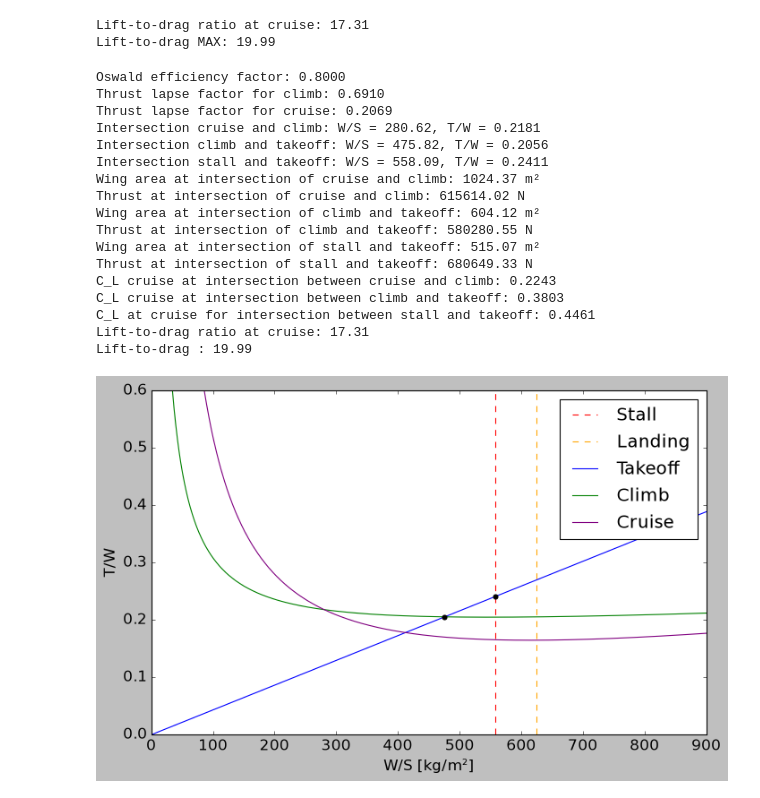
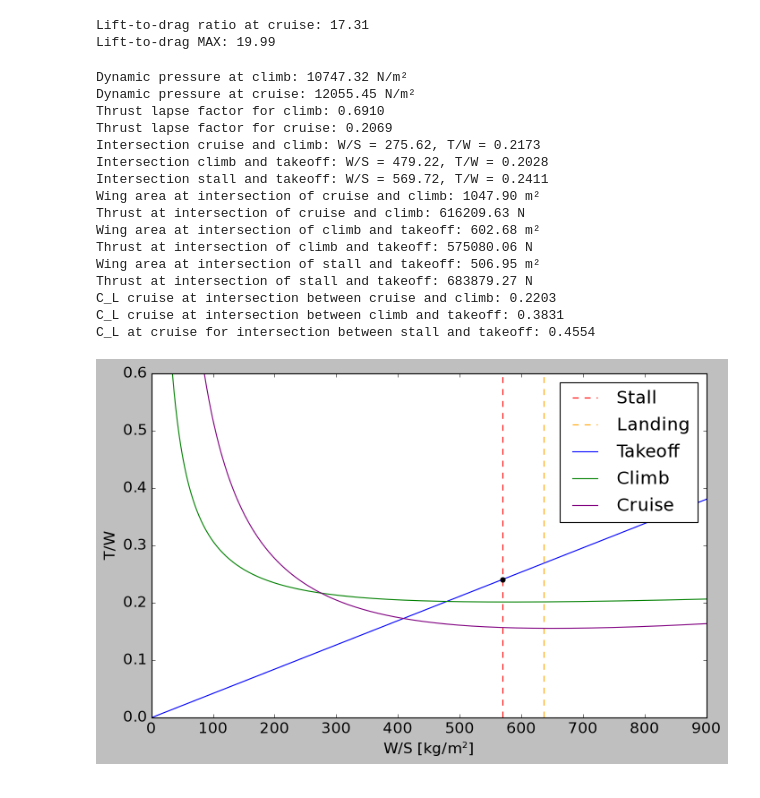
Before and after one commit to astromzZ/MMS236-Aircraft-design-project, a Jupyter notebook: constraintanalysis.ipynb, the cells around one changed output. Cells and saved outputs as stored; diff of their text form; code cells hidden in the pictures.

```diff
--- a/constraintanalysis.ipynb
+++ b/constraintanalysis.ipynb
@@ -295,9 +295,6 @@ Lift-to-drag ratio at cruise: 17.31
 Lift-to-drag MAX: 19.99
 # %%
 # SECOND ITERATION CONSTRAINT ANALYSIS
-
-# Information might neeeded
-quarterchordsweepangle  = 21.784  #THIS IS WRONG
 
 
 # Changed values
@@ -305,12 +302,12 @@ quarterchordsweepangle  = 21.784  #THIS IS WRONG
 C_D0 = 0.00997 #Estimated from VSP
 TOP_Raymer = 239 #Using 2 engines this time
 W0 = 288818.02 # OLD WEIGHT 287453.94 Takeoff weight [kg], value from calculations.ipynb with new L/D from drag polar
-# e = 4.61 * (1 - 0.045 * 10**(0.68)) * (np.cos(np.deg2rad(36)))**(0.15) - 3.1 # Oswald efficiency factor, estimated from Raymer eq. 12.14
-e = 0.8
-print(f"Oswald efficiency factor: {e:.4f}")
+e = 0.9
+C_Lmax = 2.45 #Change maybe?
+
 
 # Kept values
-C_Lmax = 2.4 #Change maybe?
+
 C_LTO = C_Lmax / 1.21
 AR = 10 # Aspect ratio
 v_app = 146 #kts
@@ -319,6 +316,8 @@ M_climb = 0.4 #Climb Mach number
 ROC = 2800 *0.3048 # [m/min]
 q_climb = 0.5 * 1.1721 * (M_climb * 338.55)**2 # Dynamic pressure at climb [N/m^2] Density and speed of sound at 1500 ft altitude
 q_cruise = 0.5 * 0.3796 * (M_cruise * 296.5)**2 # Dynamic pressure at cruise [N/m^2] Density and speed of sound at 35000 ft altitude
+print(f"Dynamic pressure at climb: {q_climb:.2f} N/m²")
+print(f"Dynamic pressure at cruise: {q_cruise:.2f} N/m²")
 
 
 LFL = 2300 # Landing field length FAR25 [m]
@@ -326,9 +325,12 @@ S_landing = LFL/1.67  # Landing field length FAR25 [m]
 v_stall = v_app / 1.23 #Stall speed [kts]
 TOP = TOP_Raymer * (0.45359237/0.09290304) # Takeoff parameter converted to [kg/m^2]
 
-W_LANDINGW0 = 0.8513 #Landing weight fraction (W_landing/W_TO), value from calculations.ipynb
-W_CRUISEW0 = 0.8560 #Cruise weight fraction, value from calculations.ipynb
+W_LANDINGW0 = 0.8539 #0.8513Landing weight fraction (W_landing/W_TO), value from calculations.ipynb
+W_CRUISEW0 = 0.8587 #0.8560 #Cruise weight fraction, value from calculations.ipynb
 W_CLIMBW0 = 0.9813 # Climb weight fraction, value from calculations.ipynb
+
+
+
 
 
 
@@ -353,7 +355,6 @@ def thrust_lapse_mattingly(M, T, p, TR=1.0):
     return thrust_lapse
 
 #-----------------------------------------------------------------------------------------------------------------------------------------------------------------------------------------
-
 
 
 
@@ -411,7 +412,6 @@ def TW_CLIMB(WS, q_climb, C_D0, e, AR):
 # CRUISE THRUST TO WEIGHT ----------------------------------------------------------------------------------------------------------------------------------------------------------------------
 
 
-
 T_cruiseT_SL = thrust_lapse_mattingly(M_cruise, 218.81, 23842, TR=1.0)
 print(f"Thrust lapse factor for cruise: {T_cruiseT_SL:.4f}")
 
@@ -422,15 +422,7 @@ def TW_CRUISE(WS, q_cruise, C_D0, e, AR):
     return tw_cruise * (1/T_cruiseT_SL) * W_CRUISEW0
 
 
-#With wave drag included
-
-# T_cruiseT_SL = thrust_lapse_mattingly(M_cruise, 218.81, 23842, TR=1.0)
-
-# def TW_CRUISE(WS, q_cruise, C_D0, e, AR, C_Dwave = C_D_wave_085):
-#     tw_cruise = (q_cruise / (WS * 9.82)) * (C_D0 + C_Dwave) + ((WS * 9.82) / q_cruise) * ((1 / (np.pi * e * AR)) + (0.38 * C_D0))
-#     return tw_cruise * (1/T_cruiseT_SL) * W_CRUISEW0
 #-----------------------------------------------------------------------------------------------------------------------------------------------------------------------------------------
-
 
 
 
@@ -455,8 +447,8 @@ for ws in WS_array:
         break
 
 #Find intersection point between stall and takeoff constraints
-tw_intersection_stall_climb = TW_TO(WS_STALL(v_stall, C_Lmax), TOP, C_LTO)
-print(f"Intersection stall and takeoff: W/S = {WS_STALL(v_stall, C_Lmax):.2f}, T/W = {tw_intersection_stall_climb:.4f}")
+tw_intersection_stall_takeoff = TW_TO(WS_STALL(v_stall, C_Lmax), TOP, C_LTO)
+print(f"Intersection stall and takeoff: W/S = {WS_STALL(v_stall, C_Lmax):.2f}, T/W = {tw_intersection_stall_takeoff:.4f}")
 
 
 print(f"Wing area at intersection of cruise and climb: {W0/ws_intersection_cruiseclimb:.2f} m²")
@@ -473,55 +465,54 @@ fig, ax = plt.subplots(figsize=(10, 6))
 ax.set_xlim(0, 900)
 ax.set_ylim(0, 0.6)
 ax.set_xlabel('W/S [kg/m²]')
 ax.set_ylabel('T/W')
 
 ax.plot([WS_STALL(v_stall, C_Lmax), WS_STALL(v_stall, C_Lmax)], [-10, 100], label='Stall', color='red', linestyle='--')
 ax.plot([WS_LANDING_TO, WS_LANDING_TO], [-10, 100], label='Landing', color='orange', linestyle='--')
 ax.plot(WS_array, TW_TO(WS_array, TOP, C_LTO), label='Takeoff', color='blue', linestyle='-')
 ax.plot(WS_array, TW_CLIMB(WS_array, q_climb, C_D0, e, AR), label='Climb', color='green', linestyle='-')
 ax.plot(WS_array, TW_CRUISE(WS_array, q_cruise, C_D0, e, AR), label='Cruise', color='purple', linestyle='-')
 # ax.scatter(ws_intersection_cruiseclimb, TW_CRUISE(ws_intersection_cruiseclimb, q_cruise, C_D0, e, AR), color='black', zorder=5)
-ax.scatter(ws_intersection_climbtakeoff, TW_CLIMB(ws_intersection_climbtakeoff, q_climb, C_D0, e, AR), color='black', zorder=5)
-ax.scatter(WS_STALL(v_stall, C_Lmax), tw_intersection_stall_climb, color='black', zorder=5)
+# ax.scatter(ws_intersection_climbtakeoff, TW_CLIMB(ws_intersection_climbtakeoff, q_climb, C_D0, e, AR), color='black', zorder=5)
+ax.scatter(WS_STALL(v_stall, C_Lmax), tw_intersection_stall_takeoff, color='black', zorder=5)
 ax.legend()
 
 
 WS_cruise_cruiseclimb = W_CLIMBW0 * ws_intersection_cruiseclimb
 C_Lcruise1 = WS_cruise_cruiseclimb * 9.82 / q_cruise
 print(f"C_L cruise at intersection between cruise and climb: {C_Lcruise1:.4f}")
 
 
 WS_cruise_climbtakeoff = W_CLIMBW0 * ws_intersection_climbtakeoff
 C_Lcruise2 = WS_cruise_climbtakeoff * 9.82 / q_cruise
 print(f"C_L cruise at intersection between climb and takeoff: {C_Lcruise2:.4f}")
 
 WS_cruise_stallclimb = W_CLIMBW0 * WS_STALL(v_stall, C_Lmax)
 C_Lcruise2 = WS_cruise_stallclimb * 9.82 / q_cruise
 print(f"C_L at cruise for intersection between stall and takeoff: {C_Lcruise2:.4f}")
 
-LD_newnew = C_Lcruise2 / C_D
-LD_newnewMAX = LD_newnew / 0.866
-print(f"Lift-to-drag ratio at cruise: {LD_newnew:.2f}")
-print(f"Lift-to-drag : {LD_newnewMAX:.2f}")
+# LD_newnew = C_Lcruise2 / C_D
+# LD_newnewMAX = LD_newnew / 0.866
+# print(f"Lift-to-drag ratio at cruise: {LD_newnew:.2f}")
+# print(f"Lift-to-drag : {LD_newnewMAX:.2f}")
 # %% [output]
-Oswald efficiency factor: 0.8000
+Dynamic pressure at climb: 10747.32 N/m²
+Dynamic pressure at cruise: 12055.45 N/m²
 Thrust lapse factor for climb: 0.6910
 Thrust lapse factor for cruise: 0.2069
-Intersection cruise and climb: W/S = 280.62, T/W = 0.2181
-Intersection climb and takeoff: W/S = 475.82, T/W = 0.2056
-Intersection stall and takeoff: W/S = 558.09, T/W = 0.2411
-Wing area at intersection of cruise and climb: 1024.37 m²
-Thrust at intersection of cruise and climb: 615614.02 N
-Wing area at intersection of climb and takeoff: 604.12 m²
-Thrust at intersection of climb and takeoff: 580280.55 N
-Wing area at intersection of stall and takeoff: 515.07 m²
-Thrust at intersection of stall and takeoff: 680649.33 N
-C_L cruise at intersection between cruise and climb: 0.2243
-C_L cruise at intersection between climb and takeoff: 0.3803
-C_L at cruise for intersection between stall and takeoff: 0.4461
-Lift-to-drag ratio at cruise: 17.31
-Lift-to-drag : 19.99
+Intersection cruise and climb: W/S = 275.62, T/W = 0.2173
+Intersection climb and takeoff: W/S = 479.22, T/W = 0.2028
+Intersection stall and takeoff: W/S = 569.72, T/W = 0.2411
+Wing area at intersection of cruise and climb: 1047.90 m²
+Thrust at intersection of cruise and climb: 616209.63 N
+Wing area at intersection of climb and takeoff: 602.68 m²
+Thrust at intersection of climb and takeoff: 575080.06 N
+Wing area at intersection of stall and takeoff: 506.95 m²
+Thrust at intersection of stall and takeoff: 683879.27 N
+C_L cruise at intersection between cruise and climb: 0.2203
+C_L cruise at intersection between climb and takeoff: 0.3831
+C_L at cruise for intersection between stall and takeoff: 0.4554
-[figure, old version]
+[figure, new version]
 # %%
 #SECOND ITERATION WAVE DRAG MAP GENERATOR
 
```
Also changed, not shown: parts of 4 cells of this notebook, 19 other files.
